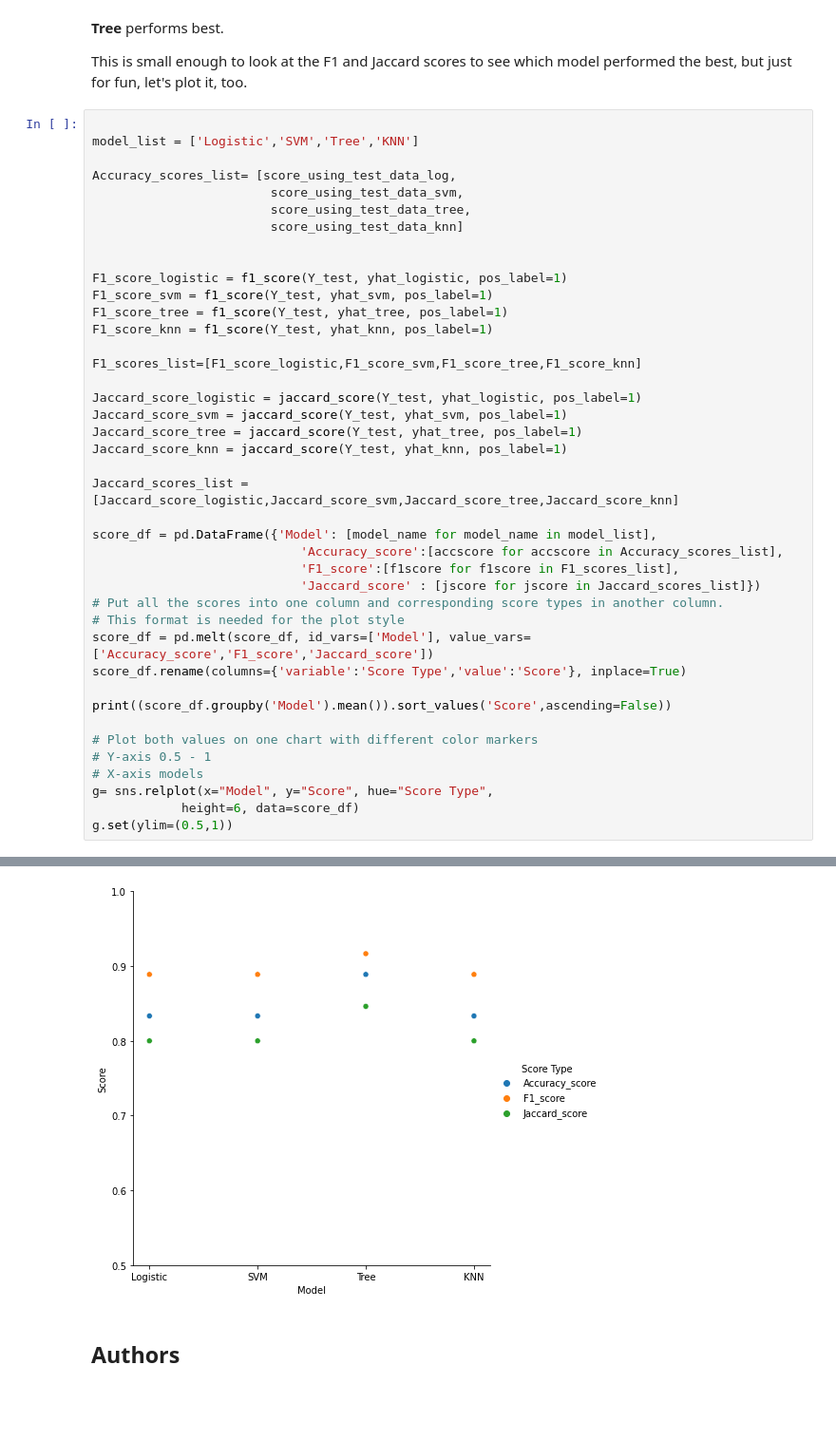
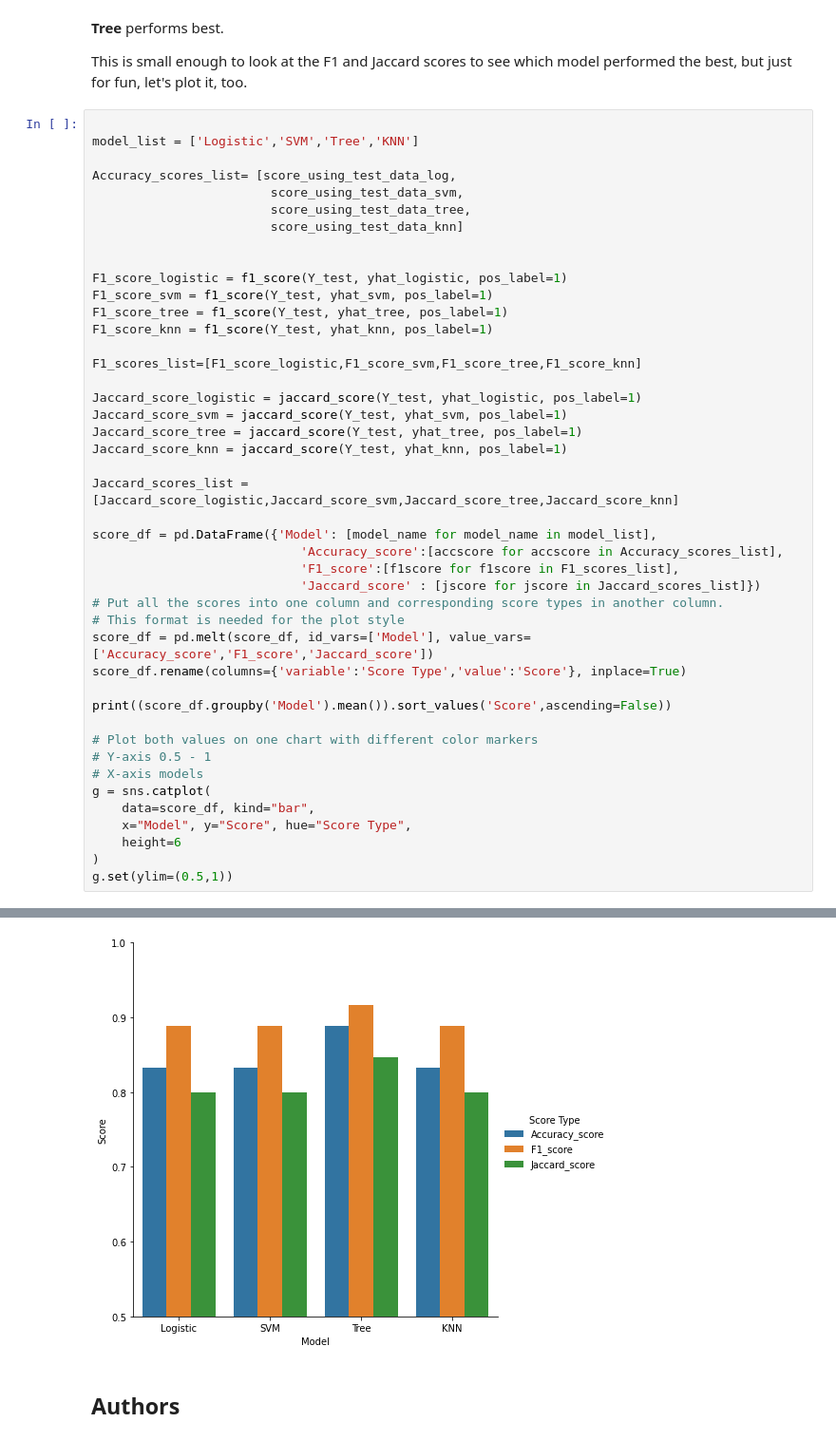
Before and after one commit to MrLRTripp/IBM-DS-Capstone, a Jupyter notebook: SpaceX_Machine Learning Prediction_Part_5.ipynb, the cells around one changed output, grey strips where cells are left out. Shown: that part at 95% size. Saved outputs shown, nothing was run; the diff lists cells and outputs as text; blank space fills up the shorter version.

Commit message:
Use bar chart instead of scatter.

```diff
--- a/SpaceX_Machine Learning Prediction_Part_5.ipynb
+++ b/SpaceX_Machine Learning Prediction_Part_5.ipynb
@@ -425,36 +425,39 @@ F1_scores_list=[F1_score_logistic,F1_score_svm,F1_score_tree,F1_score_knn]
 Jaccard_score_logistic = jaccard_score(Y_test, yhat_logistic, pos_label=1)
 Jaccard_score_svm = jaccard_score(Y_test, yhat_svm, pos_label=1)
 Jaccard_score_tree = jaccard_score(Y_test, yhat_tree, pos_label=1)
 Jaccard_score_knn = jaccard_score(Y_test, yhat_knn, pos_label=1)
 
 Jaccard_scores_list = [Jaccard_score_logistic,Jaccard_score_svm,Jaccard_score_tree,Jaccard_score_knn]
 
 score_df = pd.DataFrame({'Model': [model_name for model_name in model_list],
                             'Accuracy_score':[accscore for accscore in Accuracy_scores_list],
                             'F1_score':[f1score for f1score in F1_scores_list],
                             'Jaccard_score' : [jscore for jscore in Jaccard_scores_list]})
 # Put all the scores into one column and corresponding score types in another column.
 # This format is needed for the plot style
 score_df = pd.melt(score_df, id_vars=['Model'], value_vars=['Accuracy_score','F1_score','Jaccard_score'])
 score_df.rename(columns={'variable':'Score Type','value':'Score'}, inplace=True)
 
 print((score_df.groupby('Model').mean()).sort_values('Score',ascending=False))
 
 # Plot both values on one chart with different color markers
 # Y-axis 0.5 - 1
 # X-axis models
-g= sns.relplot(x="Model", y="Score", hue="Score Type",
-            height=6, data=score_df)
+g = sns.catplot(
+    data=score_df, kind="bar",
+    x="Model", y="Score", hue="Score Type",
+    height=6
+)
 g.set(ylim=(0.5,1))
 # %% [output]
              Score
 Model
 Tree      0.883903
 KNN       0.840741
 Logistic  0.840741
 SVM       0.840741
 <seaborn.axisgrid.FacetGrid at 0x...>
-[figure, old version]
+[figure, new version]
 # %% [markdown]
 ## Authors
 # %% [markdown]
```
